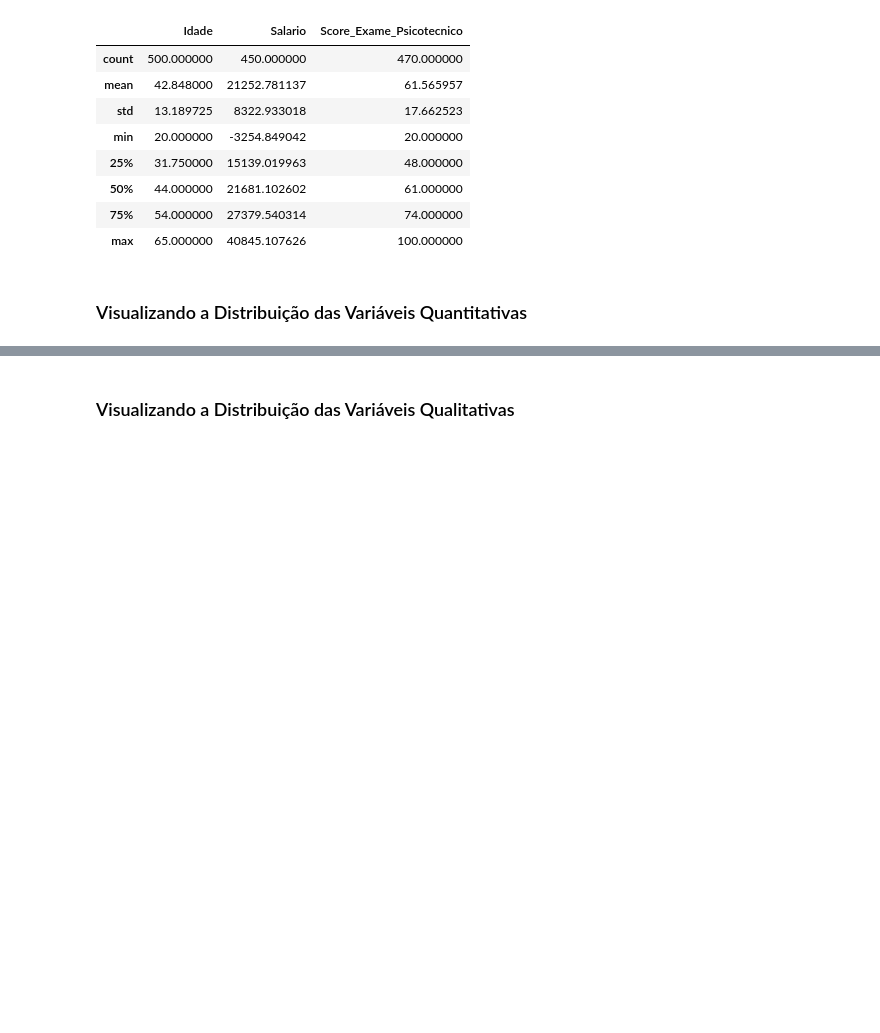
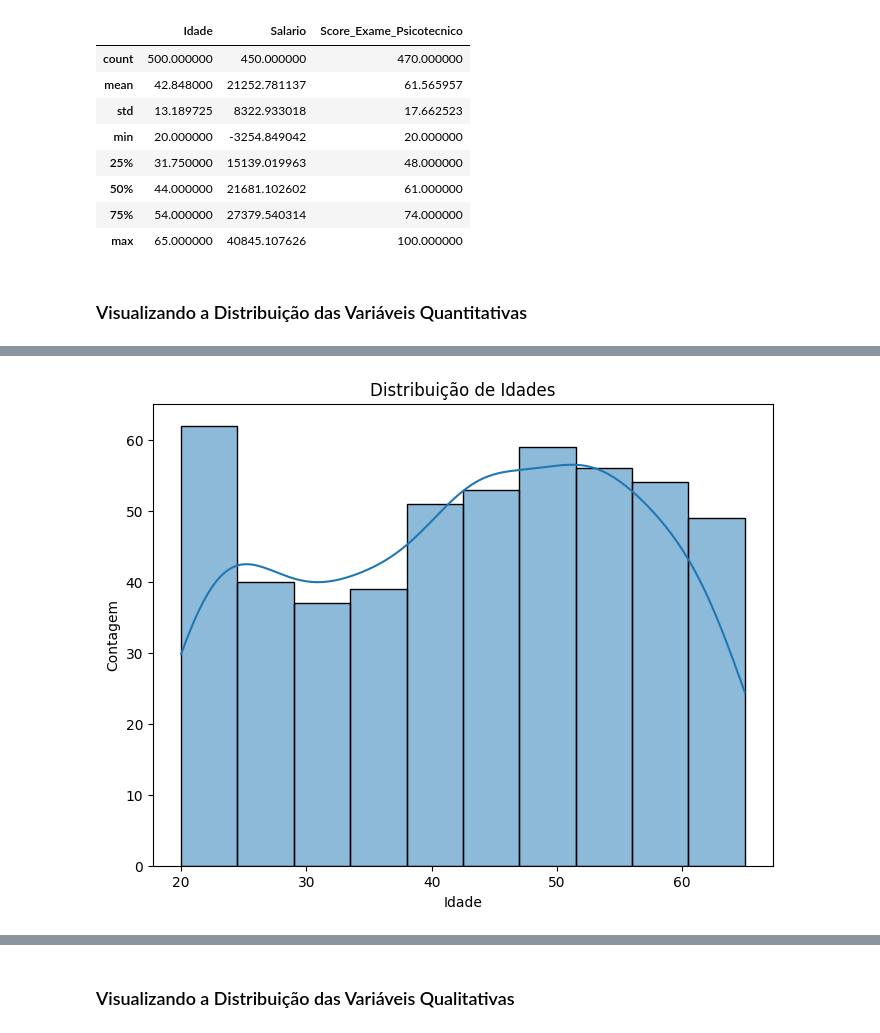
Before and after one commit to clenio77/my-data-analyst, a Jupyter notebook: Capitulo04/DSA-Projeto2.ipynb, the cells around one changed output, grey strips where cells are left out. Saved outputs shown, nothing was run; the diff lists cells and outputs as text; code cells hidden in the pictures; blank space fills up the shorter version.

```diff
--- a/Capitulo04/DSA-Projeto2.ipynb
+++ b/Capitulo04/DSA-Projeto2.ipynb
@@ -121,11 +134,13 @@ colunas_selecionadas
 # %%
 # Distribuição de Idades
 plt.figure(figsize = (8, 6))
-sns.histplot(df_dsa['Idade'], kde = True)
+sns.histplot(df['Idade'], kde = True)
 plt.title('Distribuição de Idades')
 plt.xlabel('Idade')
 plt.ylabel('Contagem')
 plt.show()
+# %% [output]
+[figure, added]
 # %%
 # Distribuição de Salários
 plt.figure(figsize = (8, 6))
```
Also changed, not shown: parts of 27 cells of this notebook.
